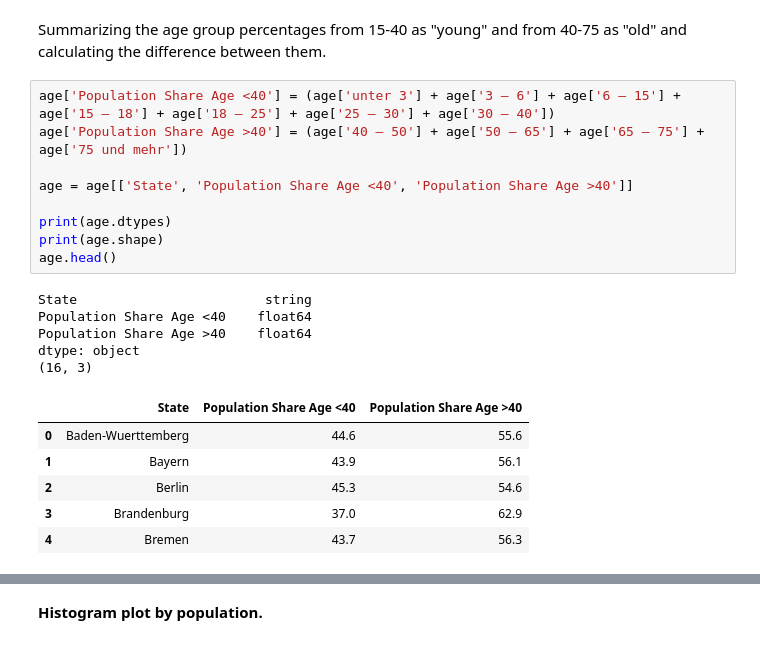
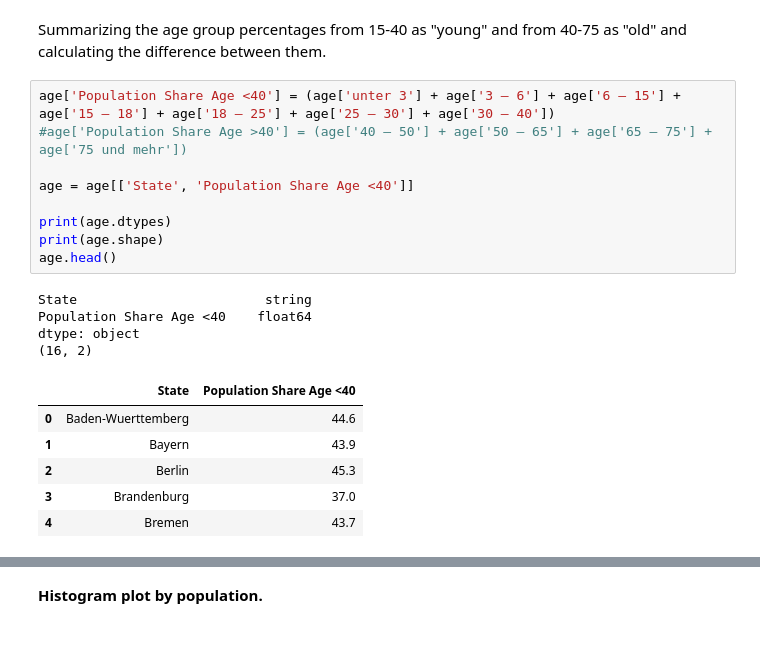
Before and after one commit to larsandreae/Coursera_Capstone, a Jupyter notebook: PGA_Cap_wk1_Data_v3.ipynb, the cells around one changed output, grey strips where cells are left out. Drawn from its saved outputs; the diff is of its cells as text.

```diff
--- a/PGA_Cap_wk1_Data_v3.ipynb
+++ b/PGA_Cap_wk1_Data_v3.ipynb
@@ -150,25 +148,24 @@ dtype: object
 Summarizing the age group percentages from 15-40 as "young" and from 40-75 as "old" and calculating the difference between them.
 # %%
 age['Population Share Age <40'] = (age['unter 3'] + age['3 – 6'] + age['6 – 15'] + age['15 – 18'] + age['18 – 25'] + age['25 – 30'] + age['30 – 40'])
-age['Population Share Age >40'] = (age['40 – 50'] + age['50 – 65'] + age['65 – 75'] + age['75 und mehr'])
+#age['Population Share Age >40'] = (age['40 – 50'] + age['50 – 65'] + age['65 – 75'] + age['75 und mehr'])
 
-age = age[['State', 'Population Share Age <40', 'Population Share Age >40']]
+age = age[['State', 'Population Share Age <40']]
 
 print(age.dtypes)
 print(age.shape)
 age.head()
 # %% [output]
 State                        string
 Population Share Age <40    float64
-Population Share Age >40    float64
 dtype: object
-(16, 3)
+(16, 2)
-|  | State | Population Share Age <40 | Population Share Age >40 |
-| 0 | Baden-Wuerttemberg | 44.6 | 55.6 |
-| 1 | Bayern | 43.9 | 56.1 |
-| 2 | Berlin | 45.3 | 54.6 |
-| 3 | Brandenburg | 37.0 | 62.9 |
-| 4 | Bremen | 43.7 | 56.3 |
+|  | State | Population Share Age <40 |
+| 0 | Baden-Wuerttemberg | 44.6 |
+| 1 | Bayern | 43.9 |
+| 2 | Berlin | 45.3 |
+| 3 | Brandenburg | 37.0 |
+| 4 | Bremen | 43.7 |
 # %%
 cities_age = pd.merge(cities,
                       age,
```
Also changed, not shown: parts of 20 cells of this notebook, 4 other files.
